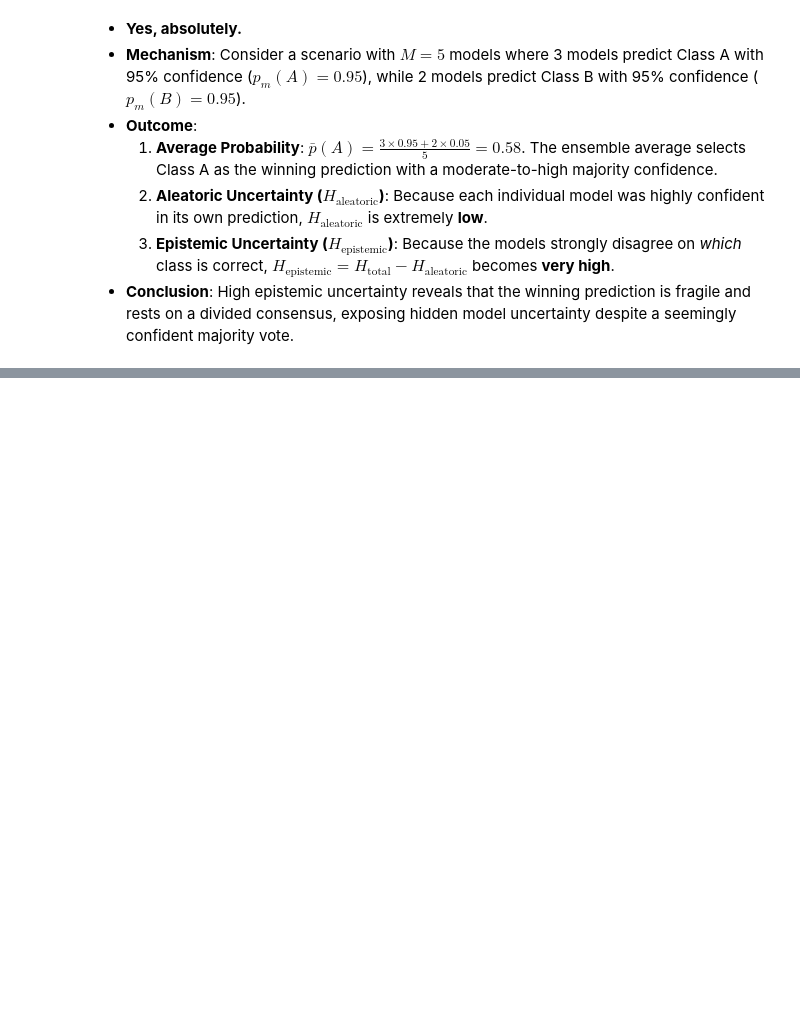
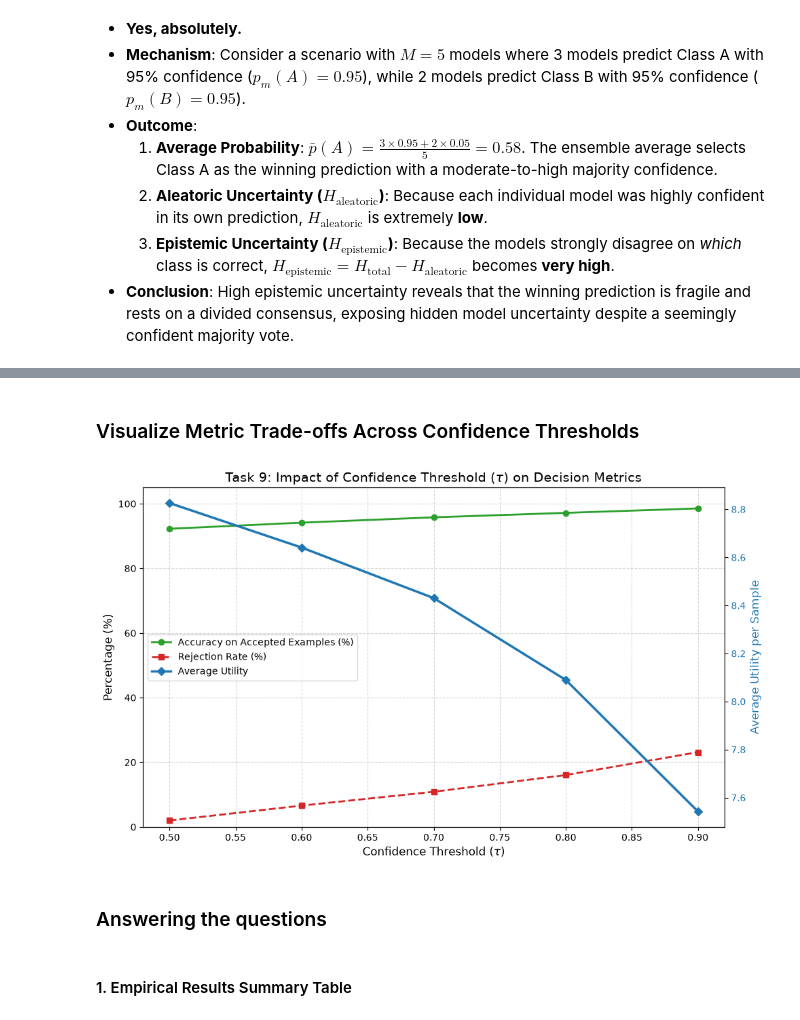
Before and after one commit to Giovanipt2/Decision-Analysis, a Jupyter notebook: src/decision_analysis/pratical_lab.ipynb, the cells around one changed output, grey strips where cells are left out. Cells and saved outputs as stored; diff of their text form; code cells hidden in the pictures; blank space fills up the shorter version.

```diff
--- a/src/decision_analysis/pratical_lab.ipynb
+++ b/src/decision_analysis/pratical_lab.ipynb
@@ -1615,0 +2025,48 @@ plt.show()
+# %% [markdown]
+### Visualize Metric Trade-offs Across Confidence Thresholds
+# %%
+taus = [r["tau"] for r in task9_results]
+rej_rates = [r["rejection_rate"] for r in task9_results]
+acc_accepted = [r["accepted_accuracy"] for r in task9_results]
+avg_utilities = [r["average_utility"] for r in task9_results]
+
+fig, ax1 = plt.subplots(figsize=(10, 6))
+
+# Primary Y-axis: Percentages (Rejection Rate & Accepted Accuracy)
+color_acc = "tab:green"
+color_rej = "tab:red"
+
+ax1.set_xlabel(r"Confidence Threshold ($\tau$)", fontsize=12)
+ax1.set_ylabel("Percentage (%)", fontsize=12)
+line1 = ax1.plot(taus, acc_accepted, color=color_acc, marker="o", linewidth=2, label="Accuracy on Accepted Examples (%)")
+line2 = ax1.plot(taus, rej_rates, color=color_rej, marker="s", linewidth=2, linestyle="--", label="Rejection Rate (%)")
+ax1.tick_params(axis="y")
+ax1.set_ylim(0, 105)
+ax1.grid(True, linestyle="--", alpha=0.5)
+
+# Secondary Y-axis: Average Utility
+ax2 = ax1.twinx()
+color_util = "tab:blue"
+ax2.set_ylabel("Average Utility per Sample", color=color_util, fontsize=12)
+line3 = ax2.plot(taus, avg_utilities, color=color_util, marker="D", linewidth=2.5, label="Average Utility")
+ax2.tick_params(axis="y", labelcolor=color_util)
+
+# Combine legends
+lines = line1 + line2 + line3
+labels = [l.get_label() for l in lines]
+ax1.legend(lines, labels, loc="center left", fontsize=10)
+
+plt.title(r"Task 9: Impact of Confidence Threshold ($\tau$) on Decision Metrics", fontsize=14)
+plt.tight_layout()
+
+# Save figure
+fig_dir = "figures/decision_utility"
+os.makedirs(fig_dir, exist_ok=True)
+plt.savefig(f"{fig_dir}/confidence_threshold_study.png", bbox_inches="tight", dpi=300)
+plt.show()
+# %% [output]
+[figure, added]
+# %% [markdown]
+### Answering the questions
+# %% [markdown]
+#### 1. Empirical Results Summary Table
```
Also changed, not shown: parts of 44 cells of this notebook.
